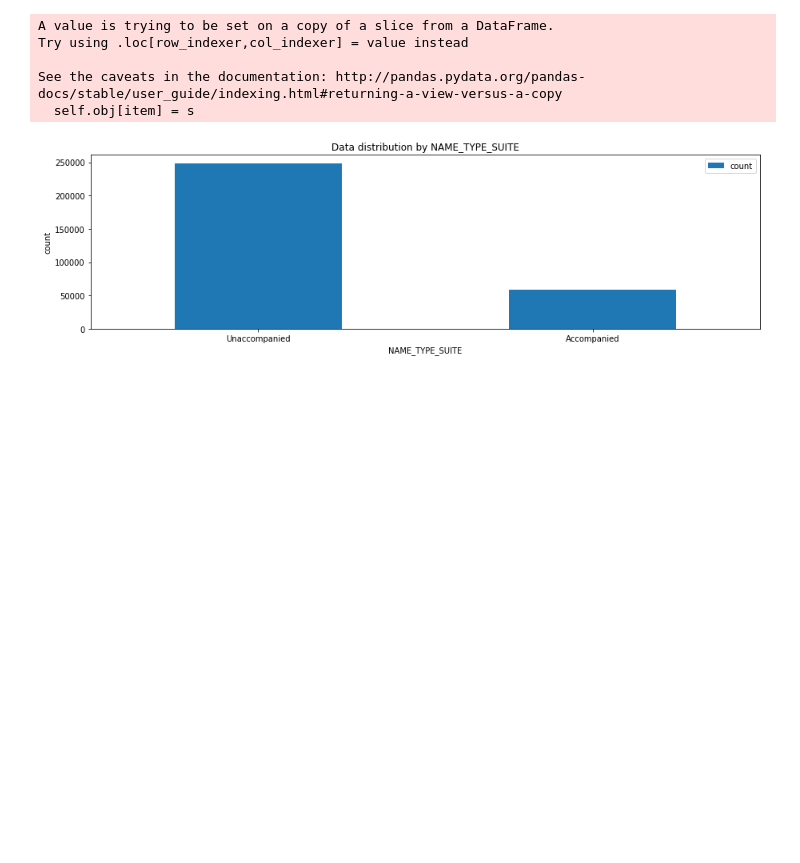
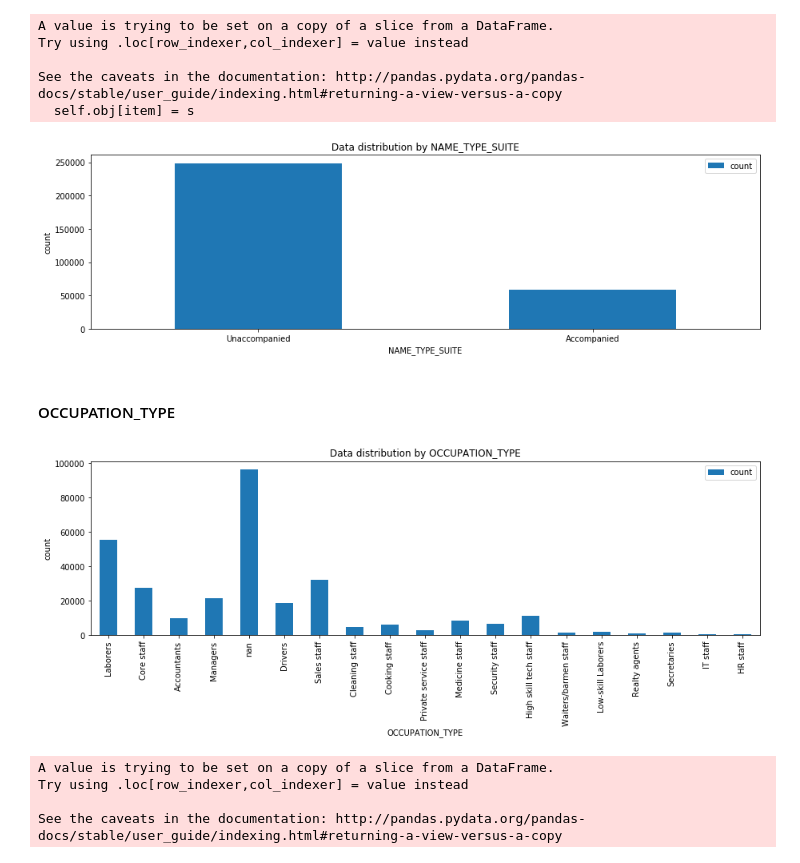
Before and after one commit to nuwanda57/HomeCredit1, a Jupyter notebook: exploration.ipynb, the cells around one changed output. Saved outputs shown, nothing was run; the diff lists cells and outputs as text; code cells hidden in the pictures; blank space fills up the shorter version.

Commit message:
GENERAL_BIO_GROUP

```diff
--- a/exploration.ipynb
+++ b/exploration.ipynb
@@ -236,3 +237,17 @@ See the caveats in the documentation: http://pandas.pydata.org/pandas-docs/stabl
 draw_hists_for_categorical_columns(['NAME_TYPE_SUITE'], general_bio_application)
 # %% [output]
 [figure]
+# %% [markdown]
+#### OCCUPATION_TYPE
+# %%
+counts = Counter(general_bio_application['OCCUPATION_TYPE'])
+df = pd.DataFrame.from_dict(counts, orient='index')
+df.index.name = 'OCCUPATION_TYPE'
+df.columns = ['count']
+df.plot(kind='bar', rot=90, figsize=(15,4))
+plt.title('Data distribution by %s' % 'OCCUPATION_TYPE')
+plt.xlabel('OCCUPATION_TYPE')
+plt.ylabel('count')
+plt.show()
+# %% [output]
+[figure, added]
@@ -238,0 +266,7 @@ draw_hists_for_categorical_columns(['NAME_TYPE_SUITE'], general_bio_application)
+# %%
+update_data_OCCUPATION_TYPE(general_bio_application)
+# %% [output]
+A value is trying to be set on a copy of a slice from a DataFrame.
+Try using .loc[row_indexer,col_indexer] = value instead
+
+See the caveats in the documentation: http://pandas.pydata.org/pandas-docs/stable/user_guide/indexing.html#returning-a-view-versus-a-copy
```
Also changed, not shown: parts of 21 cells of this notebook, 1 other file.
